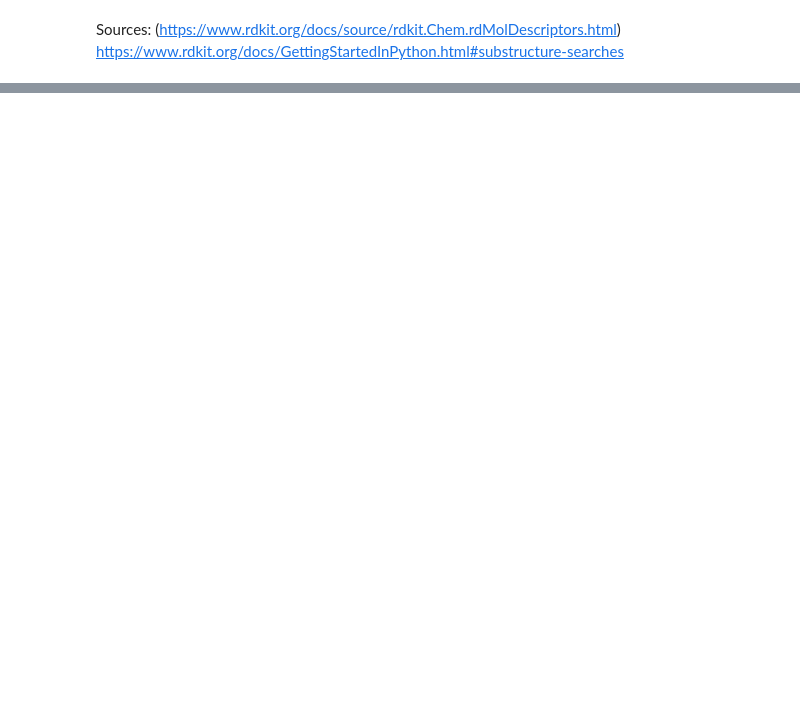
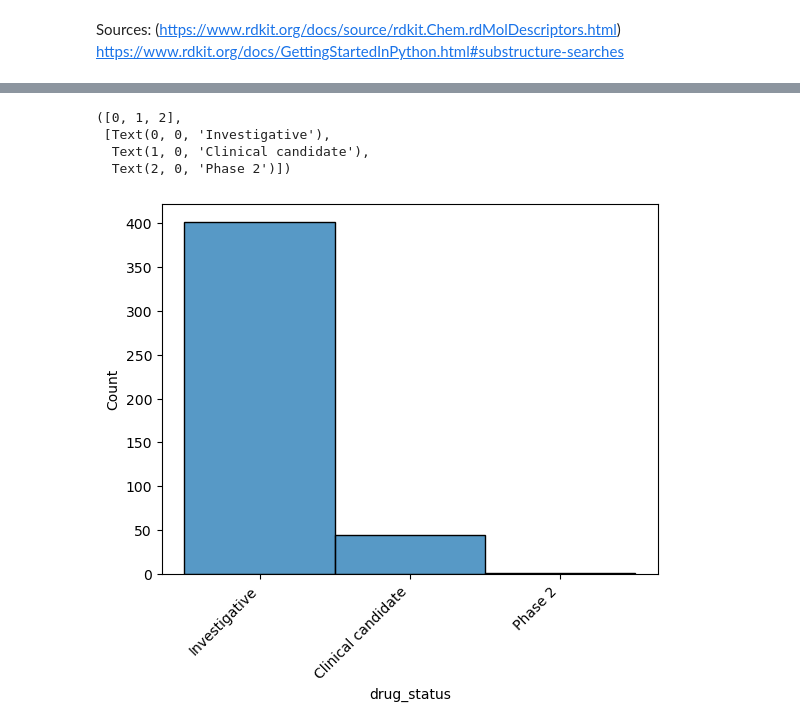
Before and after one commit to achase206/ADC-linker-generator, a Jupyter notebook: Chase_EDA.ipynb, the cells around one changed output, grey strips where cells are left out. Saved outputs shown, nothing was run; the diff lists cells and outputs as text; code cells hidden in the pictures; blank space fills up the shorter version.

Commit message:
feat: Add feature visualization.

```diff
--- a/Chase_EDA.ipynb
+++ b/Chase_EDA.ipynb
@@ -99,0 +167,9 @@ __K-means:__
+# %%
+sns.histplot(x=linker['drug_status'])
+plt.xticks(rotation=45, ha='right')
+# %% [output]
+([0, 1, 2],
+ [Text(0, 0, 'Investigative'),
+  Text(1, 0, 'Clinical candidate'),
+  Text(2, 0, 'Phase 2')])
+[figure, added]
```
Also changed, not shown: parts of 23 cells of this notebook.
